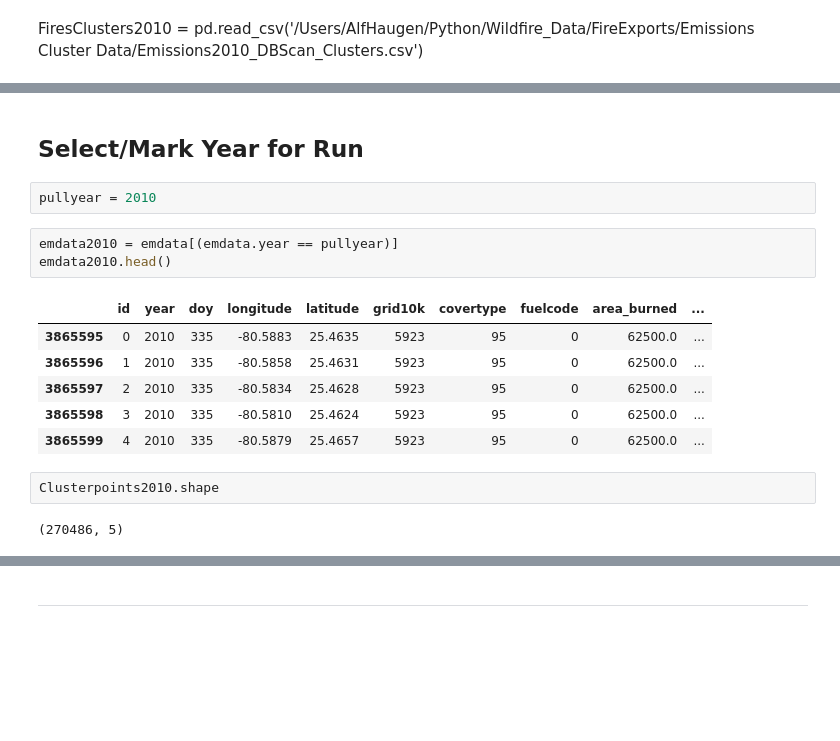
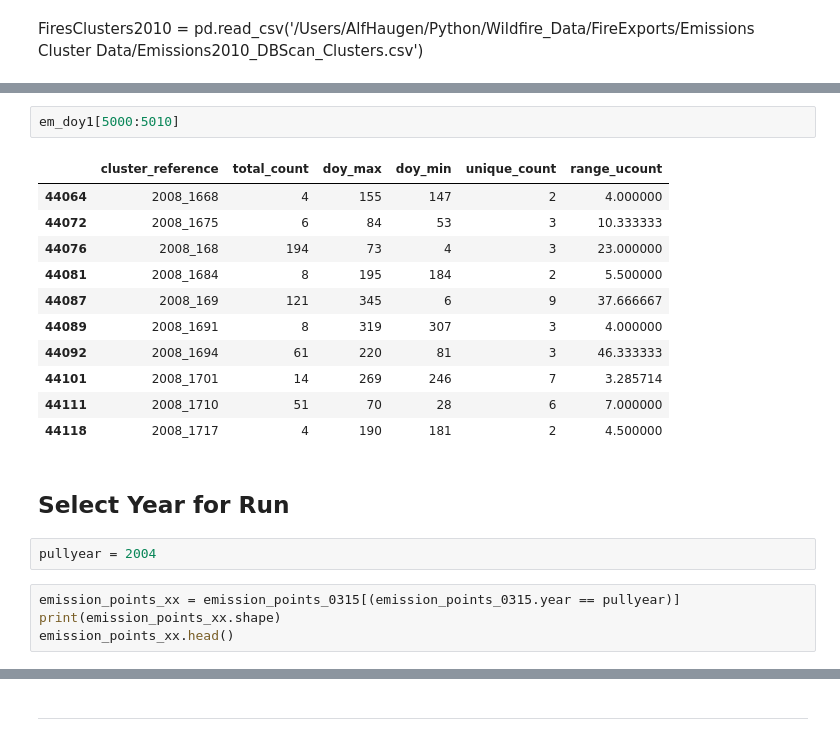
Before and after one commit to NahidGithub/Predicting-Wildfires, a Jupyter notebook: experimental code/DetermineDateRangebyCluster.ipynb, the cells around one changed output, grey strips where cells are left out. Cells and saved outputs as stored; diff of their text form; blank space fills up the shorter version.

```diff
--- a/experimental code/DetermineDateRangebyCluster.ipynb
+++ b/experimental code/DetermineDateRangebyCluster.ipynb
@@ -20,18 +216,22 @@ emdata = pd.read_csv('/Users/AlfHaugen/Python/Wildfire_Data/9 Missoula Emisions
+# %%
+em_doy1[5000:5010]
+# %% [output]
+|  | cluster_reference | total_count | doy_max | doy_min | unique_count | range_ucount |
+| 44064 | 2008_1668 | 4 | 155 | 147 | 2 | 4.000000 |
+| 44072 | 2008_1675 | 6 | 84 | 53 | 3 | 10.333333 |
+| 44076 | 2008_168 | 194 | 73 | 4 | 3 | 23.000000 |
+| 44081 | 2008_1684 | 8 | 195 | 184 | 2 | 5.500000 |
+| 44087 | 2008_169 | 121 | 345 | 6 | 9 | 37.666667 |
+| 44089 | 2008_1691 | 8 | 319 | 307 | 3 | 4.000000 |
+| 44092 | 2008_1694 | 61 | 220 | 81 | 3 | 46.333333 |
+| 44101 | 2008_1701 | 14 | 269 | 246 | 7 | 3.285714 |
+| 44111 | 2008_1710 | 51 | 70 | 28 | 6 | 7.000000 |
+| 44118 | 2008_1717 | 4 | 190 | 181 | 2 | 4.500000 |
 # %% [markdown]
-## Select/Mark Year for Run
+## Select Year for Run
 # %%
-pullyear = 2010
+pullyear = 2004
-# %%
-emdata2010 = emdata[(emdata.year == pullyear)]
-emdata2010.head()
-# %% [output]
-|  | id | year | doy | longitude | latitude | grid10k | covertype | fuelcode | area_burned | ... |
-| 3865595 | 0 | 2010 | 335 | -80.5883 | 25.4635 | 5923 | 95 | 0 | 62500.0 | ... |
-| 3865596 | 1 | 2010 | 335 | -80.5858 | 25.4631 | 5923 | 95 | 0 | 62500.0 | ... |
-| 3865597 | 2 | 2010 | 335 | -80.5834 | 25.4628 | 5923 | 95 | 0 | 62500.0 | ... |
-| 3865598 | 3 | 2010 | 335 | -80.5810 | 25.4624 | 5923 | 95 | 0 | 62500.0 | ... |
-| 3865599 | 4 | 2010 | 335 | -80.5879 | 25.4657 | 5923 | 95 | 0 | 62500.0 | ... |
-# %%
-Clusterpoints2010.shape
-# %% [output]
-(270486, 5)
+# %%
+emission_points_xx = emission_points_0315[(emission_points_0315.year == pullyear)]
+print(emission_points_xx.shape)
+emission_points_xx.head()
```
Also changed, not shown: parts of 64 cells of this notebook.
